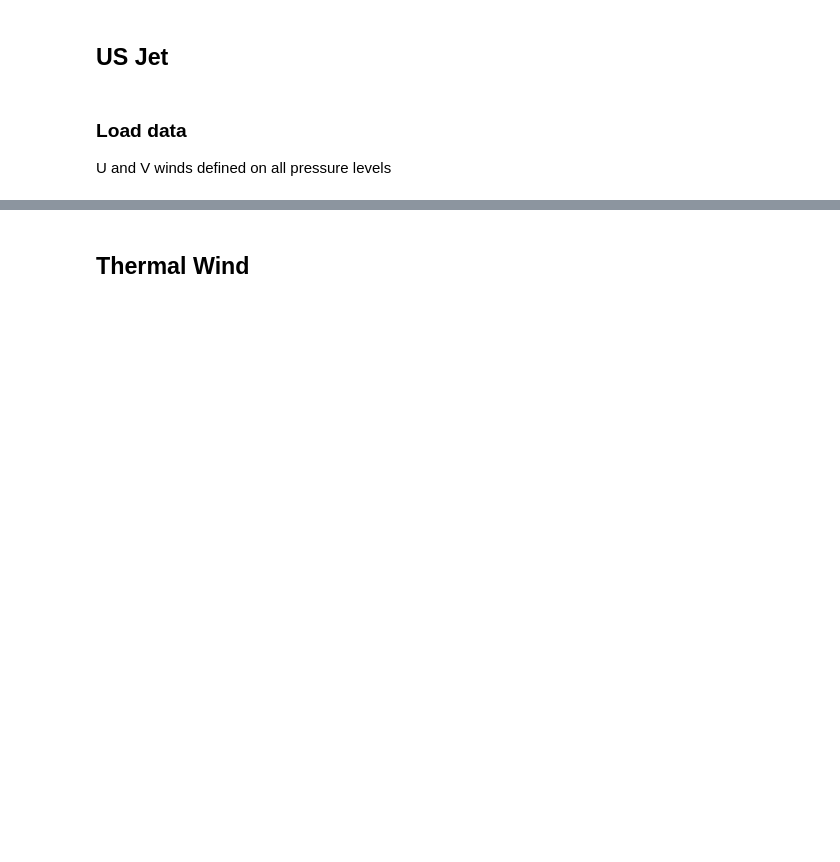
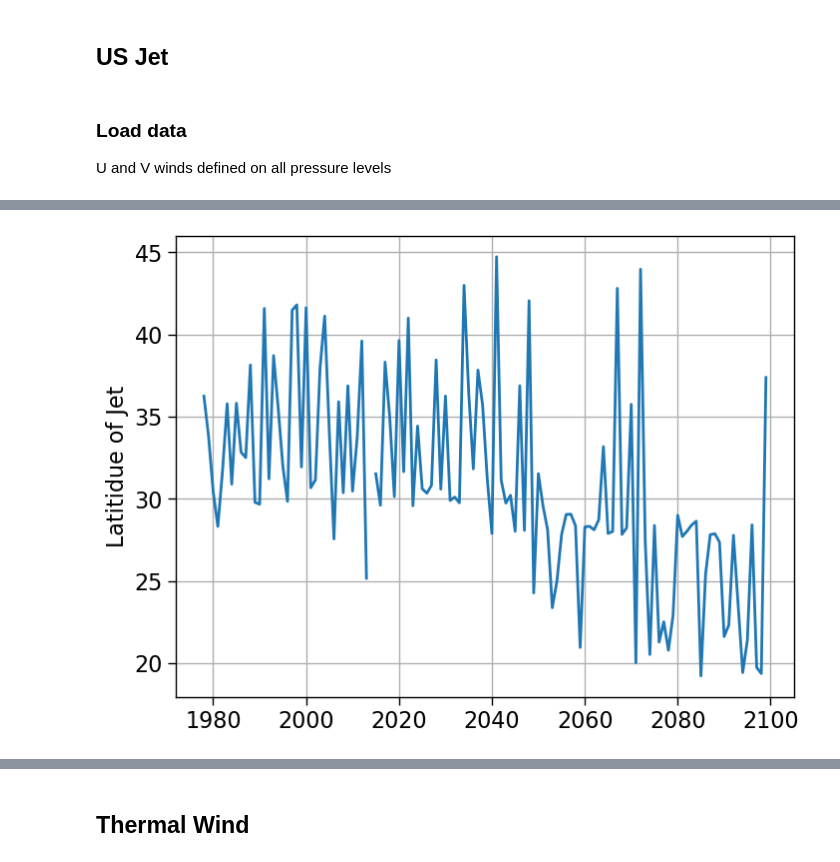
Before and after one commit to ivalencius/winds-of-change, a Jupyter notebook: CESMLENS2.ipynb, the cells around one changed output, grey strips where cells are left out. Drawn from its saved outputs; the diff is of its cells as text; code cells hidden in the pictures; blank space fills up the shorter version.

```diff
--- a/CESMLENS2.ipynb
+++ b/CESMLENS2.ipynb
@@ -962,0 +1119,13 @@ winds = cmip6_uv.assign(W = lambda x: np.sqrt(x.U**2 + x.V**2))
+# %%
+center_arr = np.array(centers[2:])  # First two points are repeats of last value
+lats = center_arr[:, 0]
+pressures = center_arr[:, 1]
+def moving_average(a, n=3):
+    ret = np.nancumsum(a, dtype=float)
+    ret[n:] = ret[n:] - ret[:-n]
+    return ret[n - 1:] / n
+plt.plot(np.arange(1978, 2100), lats)
+plt.ylabel('Latitidue of Jet')
+plt.grid(True)
+plt.show()
+# %% [output]
@@ -962,0 +1133 @@ winds = cmip6_uv.assign(W = lambda x: np.sqrt(x.U**2 + x.V**2))
+[figure, added]
```
Also changed, not shown: parts of 12 cells of this notebook, 1 other file.
